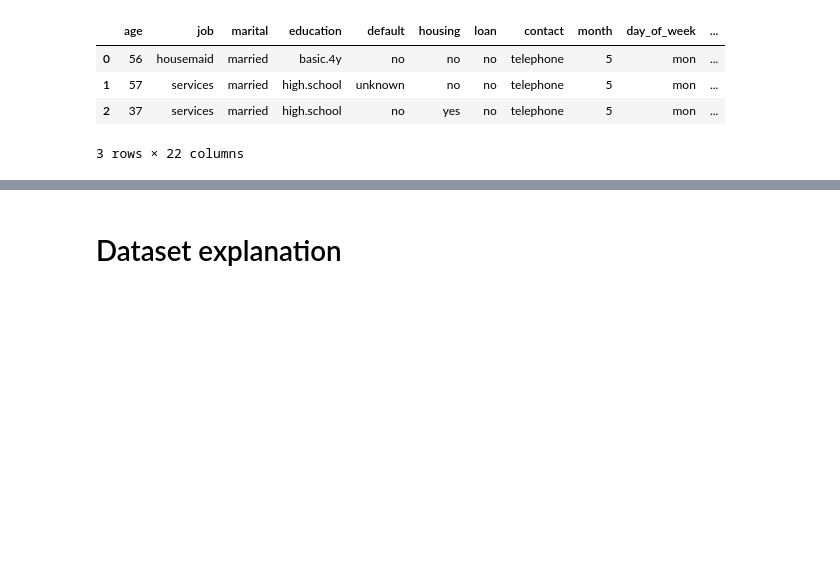
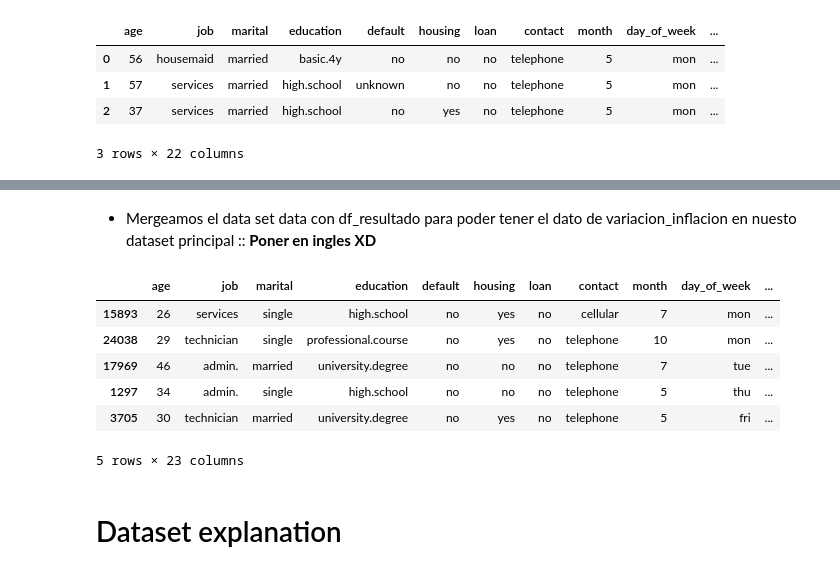
Before and after one commit to PostaElio/ICARO-Data-Science-Projects, a Jupyter notebook: Sprint_1/Sprint_1.ipynb, the cells around one changed output, grey strips where cells are left out. Saved outputs shown, nothing was run; the diff lists cells and outputs as text; code cells hidden in the pictures; blank space fills up the shorter version.

```diff
--- a/Sprint_1/Sprint_1.ipynb
+++ b/Sprint_1/Sprint_1.ipynb
@@ -141,3 +135,19 @@ df_resultado
+# %% [markdown]
+- Mergeamos el data set data con df_resultado para poder tener el dato de variacion_inflacion en nuesto dataset principal :: __Poner en ingles XD__
+# %%
+merged_df = pd.merge(data, df_resultado, left_on=['Year', 'month'], right_on=['Year_Column', 'month_Column'], how='inner')
+
+merged_df = merged_df.drop(columns=['cons.price.idx_y', 'Year_Column', 'month_Column'])
+
+merged_df.sample(n=5)
+# %% [output]
+|  | age | job | marital | education | default | housing | loan | contact | month | day_of_week | ... |
+| 15893 | 26 | services | single | high.school | no | yes | no | cellular | 7 | mon | ... |
+| 24038 | 29 | technician | single | professional.course | no | yes | no | telephone | 10 | mon | ... |
+| 17969 | 46 | admin. | married | university.degree | no | no | no | telephone | 7 | tue | ... |
+| 1297 | 34 | admin. | single | high.school | no | no | no | telephone | 5 | thu | ... |
+| 3705 | 30 | technician | married | university.degree | no | yes | no | telephone | 5 | fri | ... |
+5 rows × 23 columns
 # %% [markdown]
 # Dataset explanation
 # %% [markdown]
```
Also changed, not shown: parts of 3 cells of this notebook.
